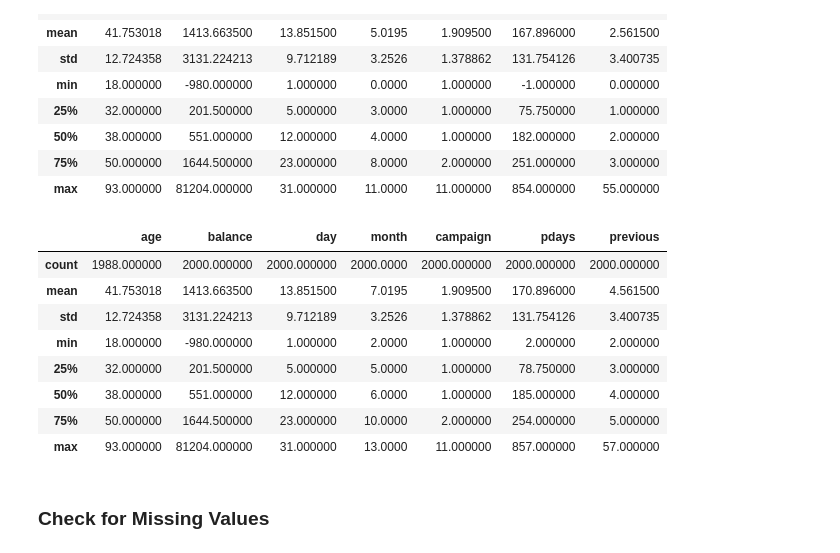
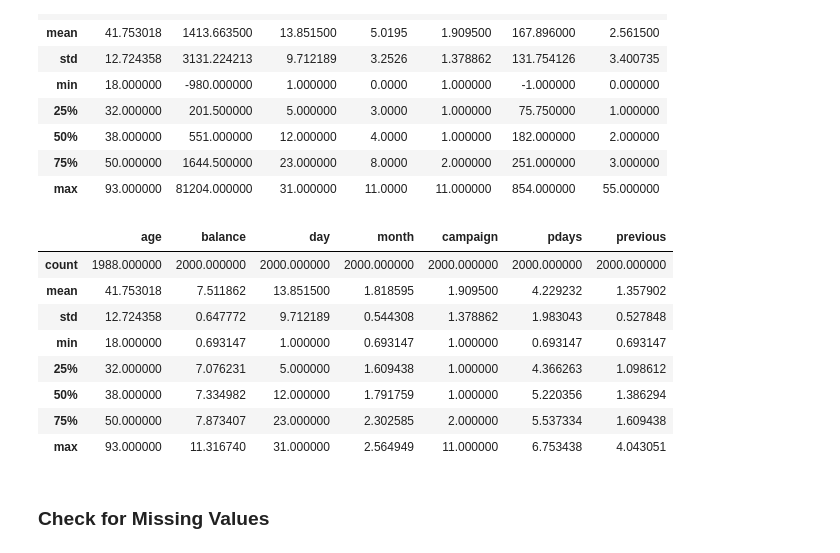
Before and after one commit to qaz73/ULAssignment-2, a Jupyter notebook: etivity2.ipynb, the cells around one changed output. Cells and saved outputs as stored; diff of their text form; code cells hidden in the pictures.

Commit message:
reverted to column transforms , need to review transforms

```diff
--- a/etivity2.ipynb
+++ b/etivity2.ipynb
@@ -138,23 +168,23 @@ df.describe()
 | max | 93.000000 | 81204.000000 | 31.000000 | 11.0000 | 11.000000 | 854.000000 | 55.000000 |
 # %%
 # get min values for attributes
-columns = ['month','pdays','previous']
+columns = ['balance','month','pdays','previous']
 
 
 for col in columns:
     shift_value = abs(df[col].min()) + 2  # Ensures no negative or zero
-    df[col] = df[col] + shift_value
+    df[col] = np.log(df[col] + shift_value)
 
 df.describe()
 # %% [output]
 |  | age | balance | day | month | campaign | pdays | previous |
-| count | 1988.000000 | 2000.000000 | 2000.000000 | 2000.0000 | 2000.000000 | 2000.000000 | 2000.000000 |
-| mean | 41.753018 | 1413.663500 | 13.851500 | 7.0195 | 1.909500 | 170.896000 | 4.561500 |
-| std | 12.724358 | 3131.224213 | 9.712189 | 3.2526 | 1.378862 | 131.754126 | 3.400735 |
-| min | 18.000000 | -980.000000 | 1.000000 | 2.0000 | 1.000000 | 2.000000 | 2.000000 |
-| 25% | 32.000000 | 201.500000 | 5.000000 | 5.0000 | 1.000000 | 78.750000 | 3.000000 |
-| 50% | 38.000000 | 551.000000 | 12.000000 | 6.0000 | 1.000000 | 185.000000 | 4.000000 |
-| 75% | 50.000000 | 1644.500000 | 23.000000 | 10.0000 | 2.000000 | 254.000000 | 5.000000 |
-| max | 93.000000 | 81204.000000 | 31.000000 | 13.0000 | 11.000000 | 857.000000 | 57.000000 |
+| count | 1988.000000 | 2000.000000 | 2000.000000 | 2000.000000 | 2000.000000 | 2000.000000 | 2000.000000 |
+| mean | 41.753018 | 7.511862 | 13.851500 | 1.818595 | 1.909500 | 4.229232 | 1.357902 |
+| std | 12.724358 | 0.647772 | 9.712189 | 0.544308 | 1.378862 | 1.983043 | 0.527848 |
+| min | 18.000000 | 0.693147 | 1.000000 | 0.693147 | 1.000000 | 0.693147 | 0.693147 |
+| 25% | 32.000000 | 7.076231 | 5.000000 | 1.609438 | 1.000000 | 4.366263 | 1.098612 |
+| 50% | 38.000000 | 7.334982 | 12.000000 | 1.791759 | 1.000000 | 5.220356 | 1.386294 |
+| 75% | 50.000000 | 7.873407 | 23.000000 | 2.302585 | 2.000000 | 5.537334 | 1.609438 |
+| max | 93.000000 | 11.316740 | 31.000000 | 2.564949 | 11.000000 | 6.753438 | 4.043051 |
 # %% [markdown]
 ### Check for Missing Values
```
Also changed, not shown: parts of 12 cells of this notebook.
